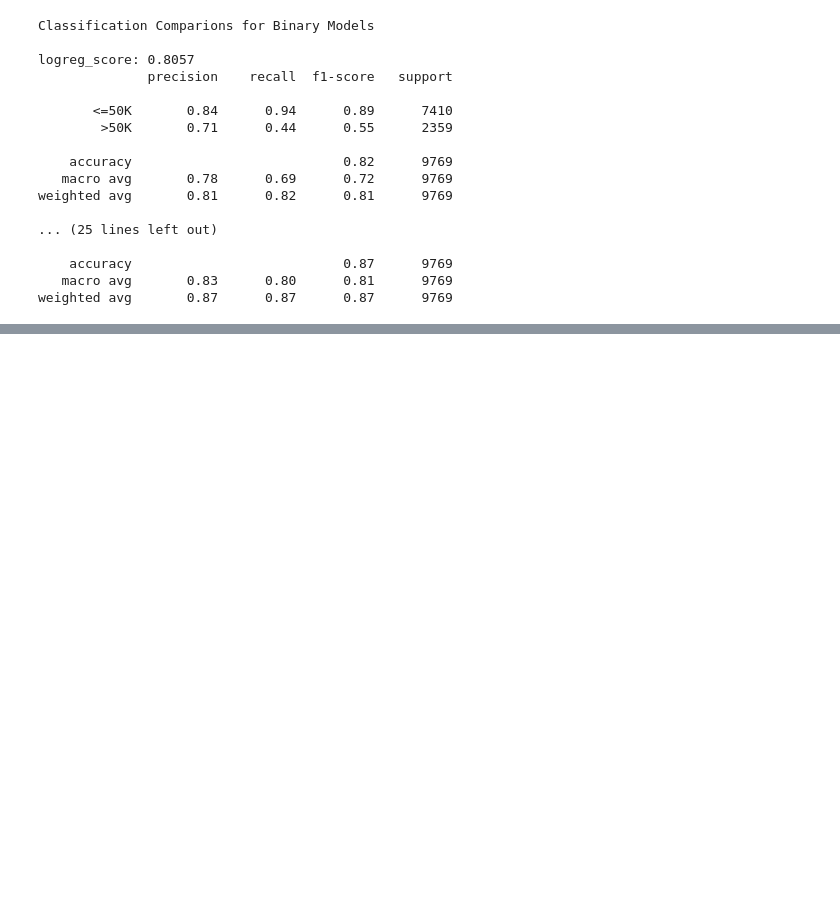
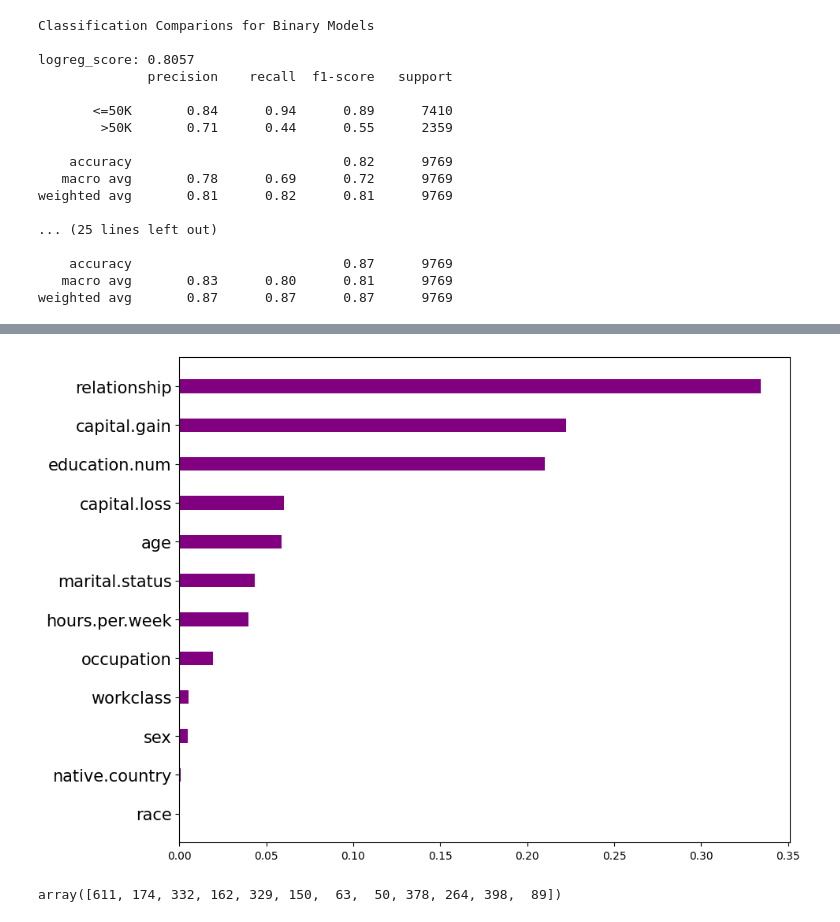
Before and after one commit to HyunsungRyu/self_study2024, a Jupyter notebook: Income_forecast.ipynb, the cells around one changed output, grey strips where cells are left out. Saved outputs shown, nothing was run; the diff lists cells and outputs as text; code cells hidden in the pictures; blank space fills up the shorter version.

```diff
--- a/Income_forecast.ipynb
+++ b/Income_forecast.ipynb
@@ -500,0 +583,12 @@ weighted avg       0.87      0.87      0.87      9769
+# %%
+# Gradient Boosting 이진분류 모델의 피처 중요도 확인하기
+
+indices = np.argsort(importances)
+
+plt.figure(figsize=(10, 8))
+
+plt.barh(X_test.columns, importances[indices], .35, color='purple', align='center')
+plt.yticks(X_test.columns, X_test.columns[indices], fontsize=15)
+plt.show()
+# %% [output]
+[figure, added]
@@ -500,0 +597,6 @@ weighted avg       0.87      0.87      0.87      9769
+# %%
+# 중요도 확인 # 피처별 분기한 횟수
+importances = lgbm.feature_importances_
+importances
+# %% [output]
+array([611, 174, 332, 162, 329, 150,  63,  50, 378, 264, 398,  89])
```
Also changed, not shown: parts of 21 cells of this notebook.
